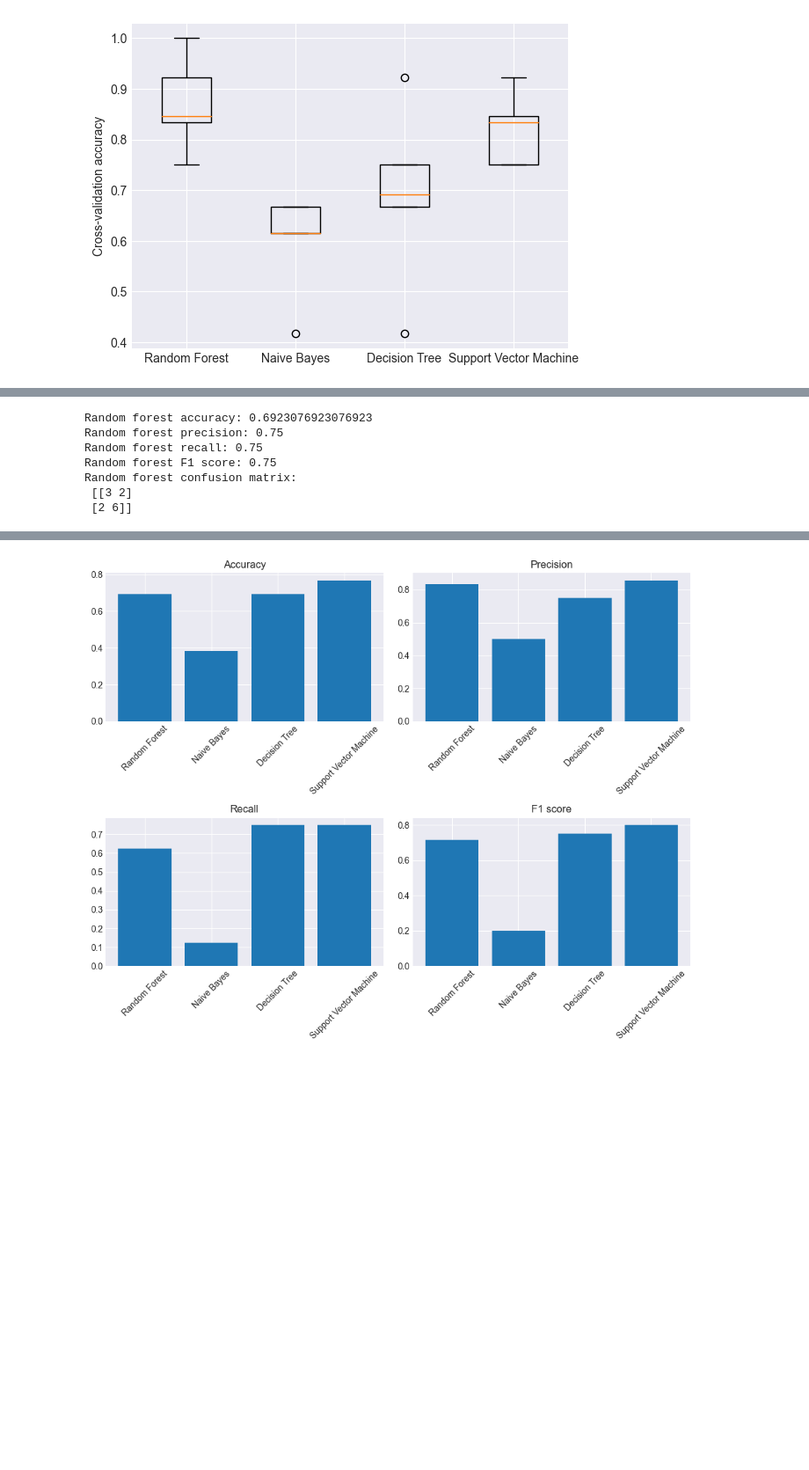
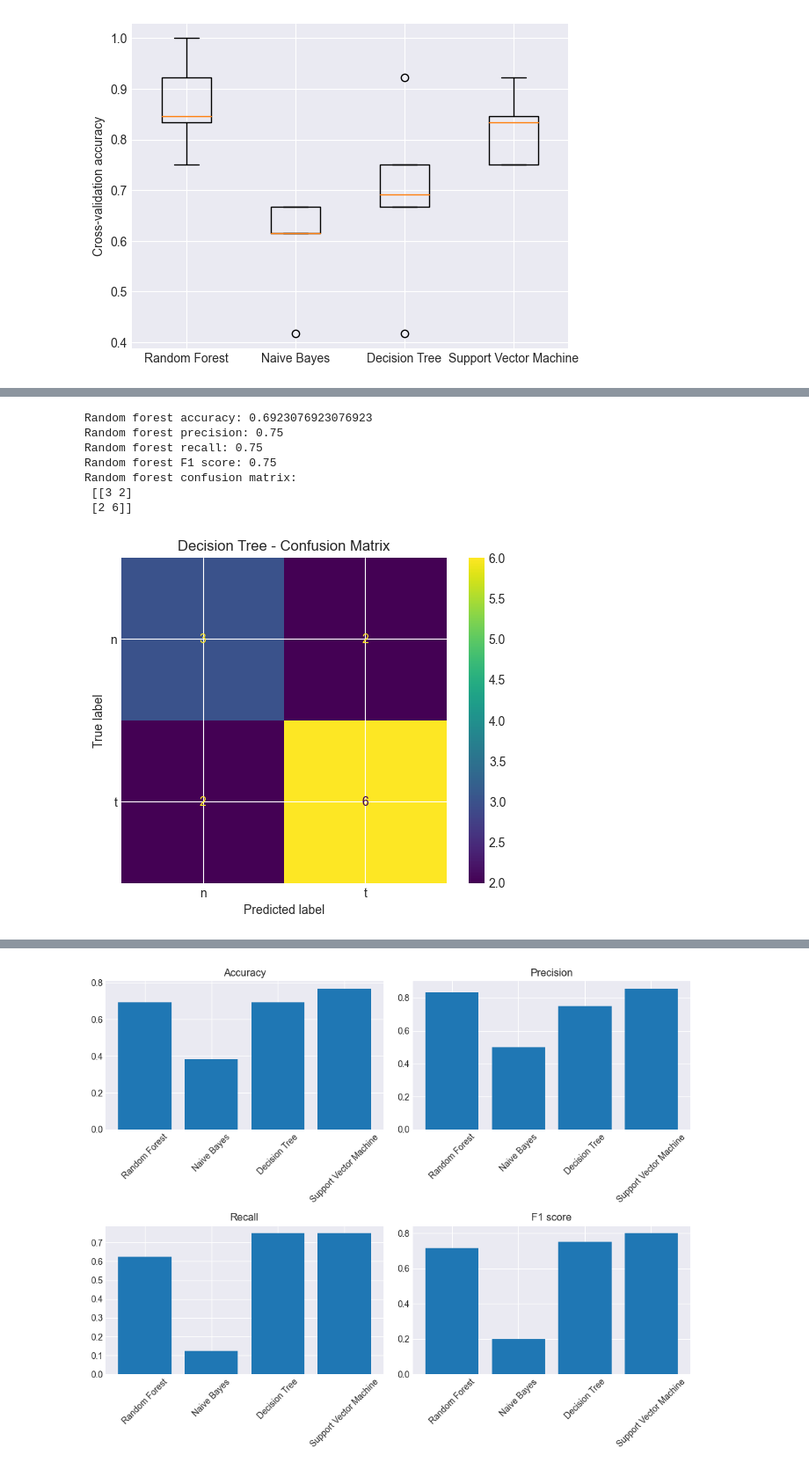
Before and after one commit to erirosv/Microarray-data, a Jupyter notebook: notebooks/Classifier-test.ipynb, the cells around one changed output, grey strips where cells are left out. Shown: that part at 88% size. Drawn from its saved outputs; the diff is of its cells as text; code cells hidden in the pictures; blank space fills up the shorter version.

```diff
--- a/notebooks/Classifier-test.ipynb
+++ b/notebooks/Classifier-test.ipynb
@@ -176,26 +190,33 @@ Random forest confusion matrix:
 # %%
 dt_accuracy = accuracy_score(y_test, y_pred_dt)
 print('Random forest accuracy:', dt_accuracy)
 
 # Calculate precision, recall, and F1 score for the random forest classifier
 dt_precision = precision_score(y_test, y_pred_dt, pos_label='t')
 dt_recall = recall_score(y_test, y_pred_dt, pos_label='t')
 dt_f1 = f1_score(y_test, y_pred_dt, pos_label='t')
 print('Random forest precision:', dt_precision)
 print('Random forest recall:', dt_recall)
 print('Random forest F1 score:', dt_f1)
 
 # Calculate the confusion matrix for the random forest classifier
 dt_confusion_matrix = confusion_matrix(y_test, y_pred_dt)
 print('Random forest confusion matrix:\n', dt_confusion_matrix)
+
+# Plot the confusion matrix for the random forest classifier
+disp_dt = ConfusionMatrixDisplay(confusion_matrix=dt_confusion_matrix, display_labels=['n', 't'])
+disp_dt.plot()
+plt.title('Decision Tree - Confusion Matrix')
+plt.show()
 # %% [output]
 Random forest accuracy: 0.6923076923076923
 Random forest precision: 0.75
 Random forest recall: 0.75
 Random forest F1 score: 0.75
 Random forest confusion matrix:
  [[3 2]
  [2 6]]
+[figure, added]
 # %%
 svm_accuracy = accuracy_score(y_test, y_pred_svm)
 print('Random forest accuracy:', svm_accuracy)
```
Also changed, not shown: parts of 3 cells of this notebook.
